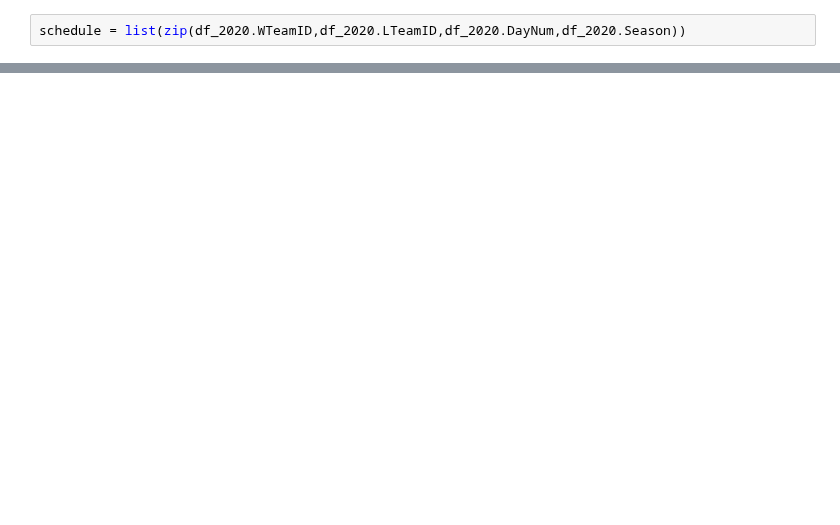
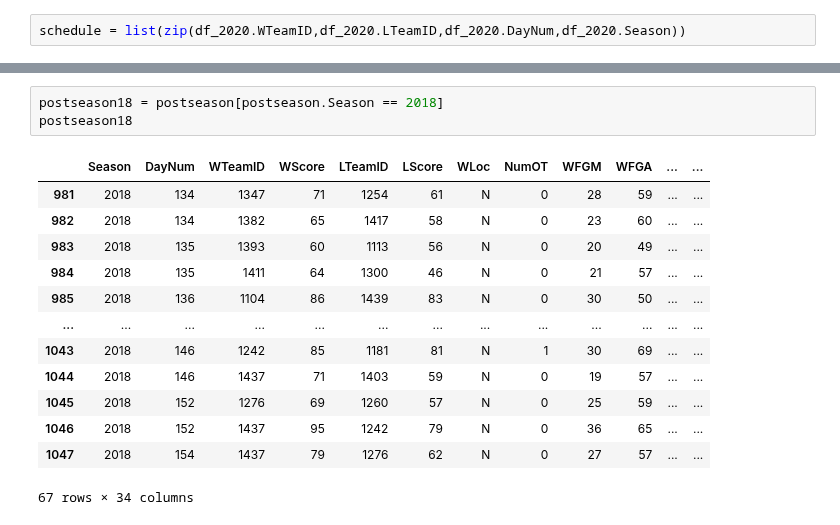
Before and after one commit to MatthewR1021/Machine-Learning-Madness, a Jupyter notebook: Mendy's_notebook.ipynb, the cells around one changed output, grey strips where cells are left out. Drawn from its saved outputs; the diff is of its cells as text; blank space fills up the shorter version.

```diff
--- a/Mendy's_notebook.ipynb
+++ b/Mendy's_notebook.ipynb
@@ -159,0 +203,17 @@ for i in range(len(schedule)):
+# %%
+postseason18 = postseason[postseason.Season == 2018]
+postseason18
+# %% [output]
+|  | Season | DayNum | WTeamID | WScore | LTeamID | LScore | WLoc | NumOT | WFGM | WFGA | ... | ... |
+| 981 | 2018 | 134 | 1347 | 71 | 1254 | 61 | N | 0 | 28 | 59 | ... | ... |
+| 982 | 2018 | 134 | 1382 | 65 | 1417 | 58 | N | 0 | 23 | 60 | ... | ... |
+| 983 | 2018 | 135 | 1393 | 60 | 1113 | 56 | N | 0 | 20 | 49 | ... | ... |
+| 984 | 2018 | 135 | 1411 | 64 | 1300 | 46 | N | 0 | 21 | 57 | ... | ... |
+| 985 | 2018 | 136 | 1104 | 86 | 1439 | 83 | N | 0 | 30 | 50 | ... | ... |
+| ... | ... | ... | ... | ... | ... | ... | ... | ... | ... | ... | ... | ... |
+| 1043 | 2018 | 146 | 1242 | 85 | 1181 | 81 | N | 1 | 30 | 69 | ... | ... |
+| 1044 | 2018 | 146 | 1437 | 71 | 1403 | 59 | N | 0 | 19 | 57 | ... | ... |
+| 1045 | 2018 | 152 | 1276 | 69 | 1260 | 57 | N | 0 | 25 | 59 | ... | ... |
+| 1046 | 2018 | 152 | 1437 | 95 | 1242 | 79 | N | 0 | 36 | 65 | ... | ... |
+| 1047 | 2018 | 154 | 1437 | 79 | 1276 | 62 | N | 0 | 27 | 57 | ... | ... |
+67 rows × 34 columns
```
Also changed, not shown: parts of 19 cells of this notebook, 1 other file.
